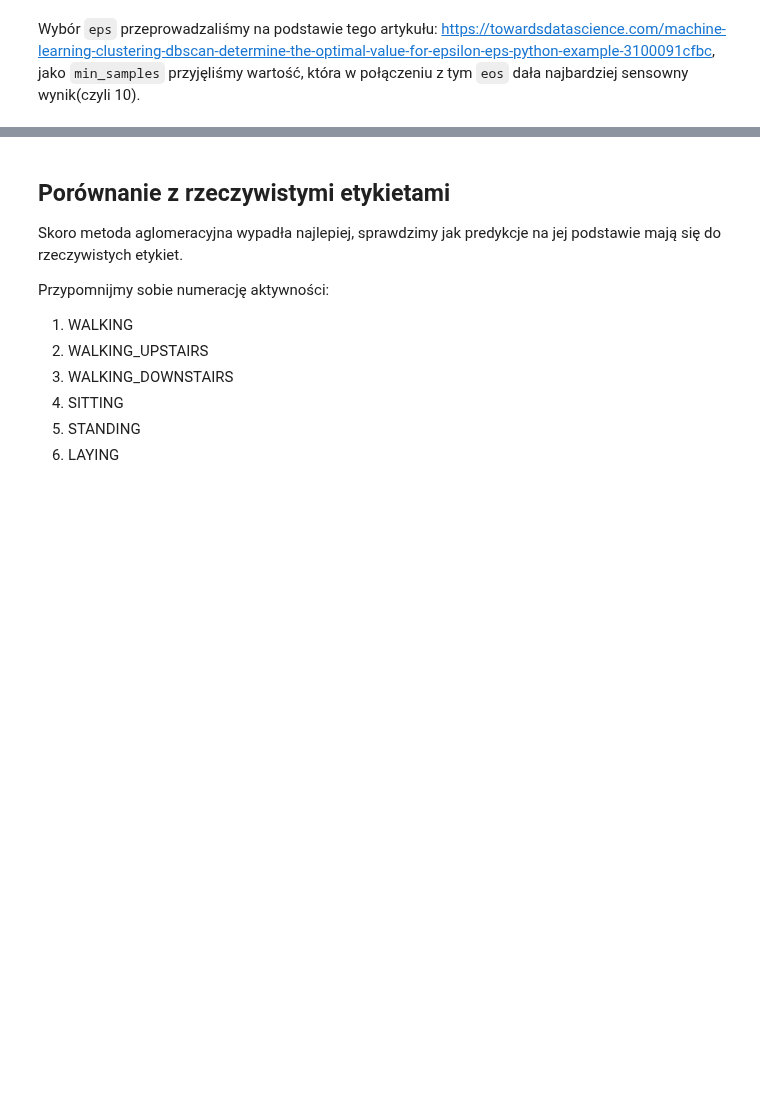
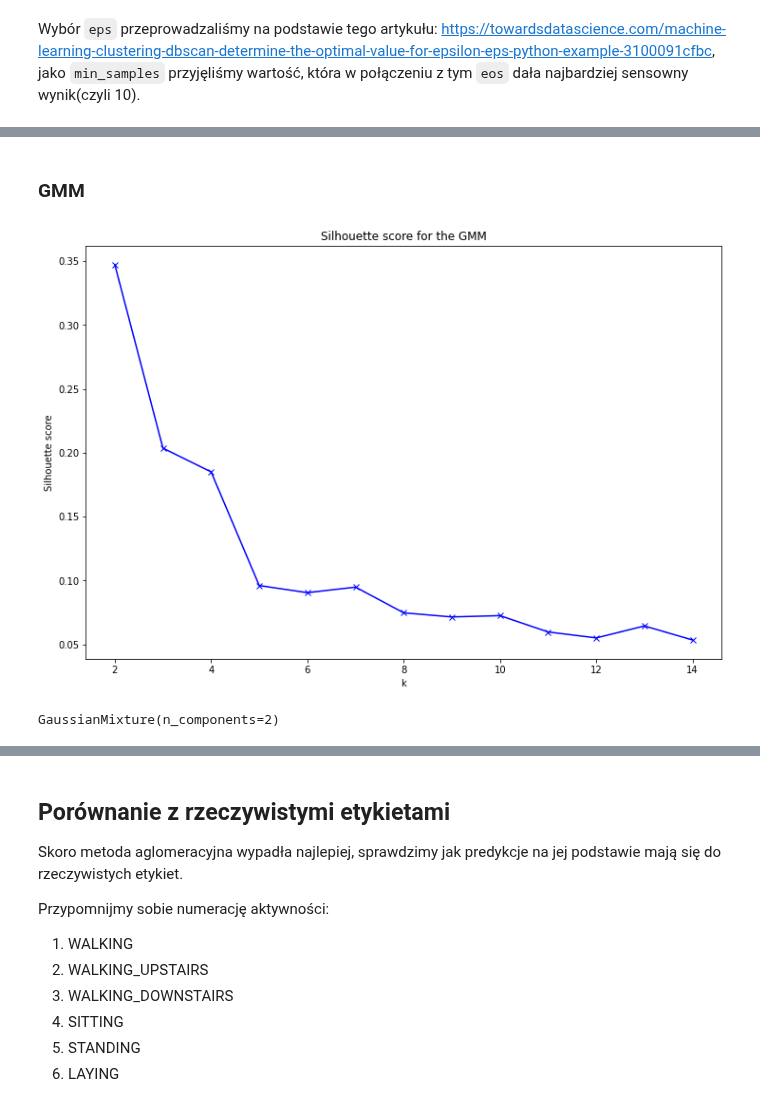
Before and after one commit to gekas145/WUM-2021-Projekty, a Jupyter notebook: Projekt2/final.ipynb, the cells around one changed output, grey strips where cells are left out. Saved outputs shown, nothing was run; the diff lists cells and outputs as text; code cells hidden in the pictures; blank space fills up the shorter version.

```diff
--- a/Projekt2/final.ipynb
+++ b/Projekt2/final.ipynb
@@ -172,0 +173,39 @@ plt.show()
+# %% [markdown]
+### GMM
+# %%
+def count_clustering_scores(X, cluster_num, model_class, score_fun):
+    if isinstance(cluster_num, int):
+        cluster_num_iter = [cluster_num]
+    else:
+        cluster_num_iter = cluster_num
+
+    scores = []
+    for k in cluster_num_iter:
+        model_instance = model_class(n_components=k)
+        labels = model_instance.fit_predict(X)
+        wcss = score_fun(X, labels)
+        scores.append(wcss)
+
+    if isinstance(cluster_num, int):
+        return scores[0]
+    else:
+        return scores
+# %%
+from sklearn.metrics import silhouette_score
+from sklearn import mixture
+
+cluster_num_seq = range(2, 15) # Niektóre metryki nie działają gdy mamy tylko jeden klaster
+silhouette_vec = count_clustering_scores(X_train, cluster_num_seq, mixture.GaussianMixture, silhouette_score)
+f = plt.figure(figsize=(12, 8))
+plt.plot(cluster_num_seq, silhouette_vec, 'bx-')
+plt.title('Silhouette score for the GMM')
+plt.xlabel('k')
+plt.ylabel('Silhouette score')
+plt.show()
+# %% [output]
+[figure, added]
+# %%
+gmm = mixture.GaussianMixture(n_components=2)
+gmm.fit(X_train)
+# %% [output]
+GaussianMixture(n_components=2)
```
Also changed, not shown: parts of 17 cells of this notebook.
